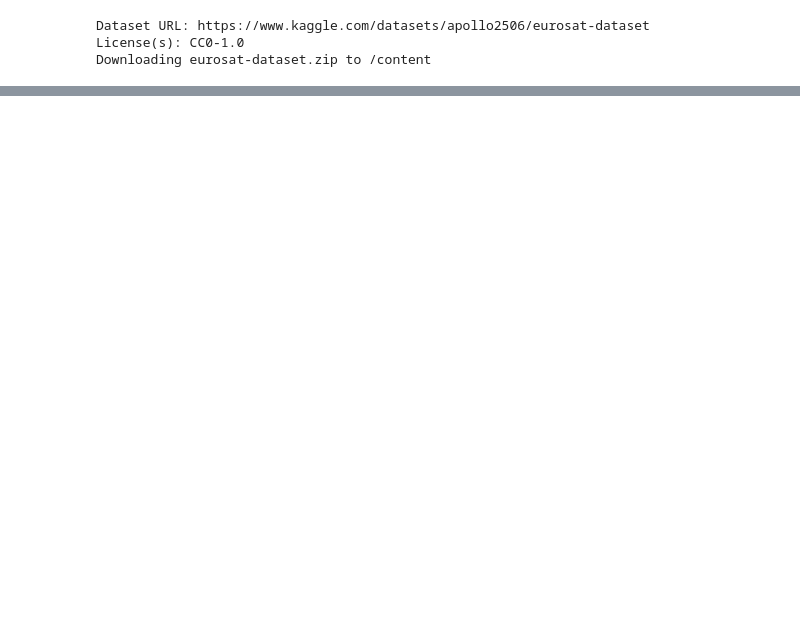
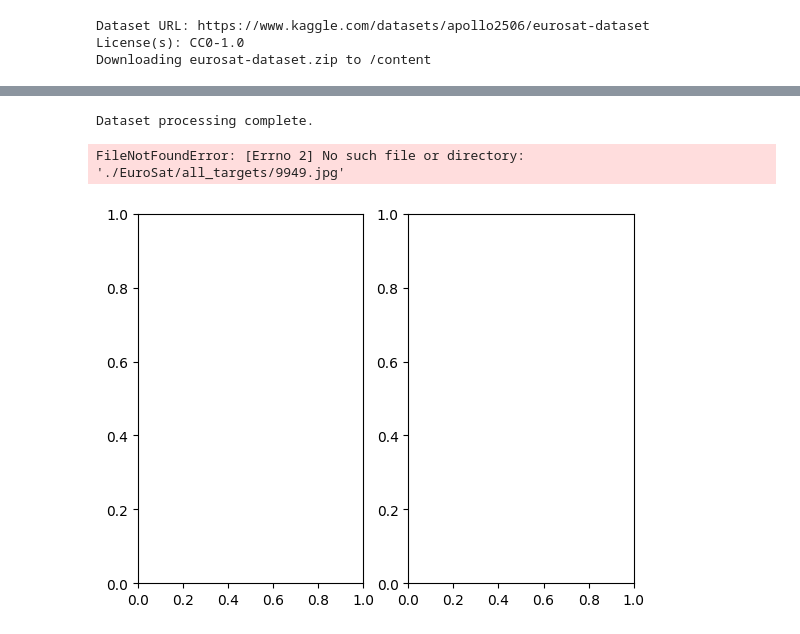
Before and after one commit to Aleena24/srgan_cloud, a Jupyter notebook: srgan_cloud.ipynb, the cells around one changed output, grey strips where cells are left out. Drawn from its saved outputs; the diff is of its cells as text; code cells hidden in the pictures; blank space fills up the shorter version.

```diff
--- a/srgan_cloud.ipynb
+++ b/srgan_cloud.ipynb
@@ -55,0 +81,20 @@ Streaming output truncated to the last 5000 lines.
+# %%
+classes = listdir('./EuroSat')
+path_target = './EuroSat/all_targets'
+path_input = './EuroSat/all_inputs'
+# %%
+# Process the dataset
+classes = [d for d in os.listdir(path_input) if isdir(join(path_input, d))]
+k = 1
+for kind in classes:
+    path = join(path_input, str(kind))
+    for i, f in enumerate(os.listdir(path)):
+        source_path = join(path, f)
+        if isfile(source_path):
+            target_path = join(path_target, f'{k}.jpg')
+            shutil.copyfile(source_path, target_path)
+            k += 1
+
+print("Dataset processing complete.")
+# %% [output]
+Dataset processing complete.
@@ -55,0 +157,13 @@ Streaming output truncated to the last 5000 lines.
+# %%
+idx = np.random.randint(27000)
+fig,ax = plt.subplots(1,2)
+ax[0].imshow(np.asarray(Image.open(join(path_target, f'{idx}.jpg'))))
+ax[1].imshow(np.asarray(Image.open(join(path_input, f'{idx}.jpg'))))
+ax[0].set_title("Target")
+ax[0].axis('off')
+ax[1].set_title("Input")
+ax[1].axis('off')
+plt.show()
+# %% [output]
+FileNotFoundError: [Errno 2] No such file or directory: './EuroSat/all_targets/9949.jpg'
+[figure, added]
```
Also changed, not shown: parts of 5 cells of this notebook.
